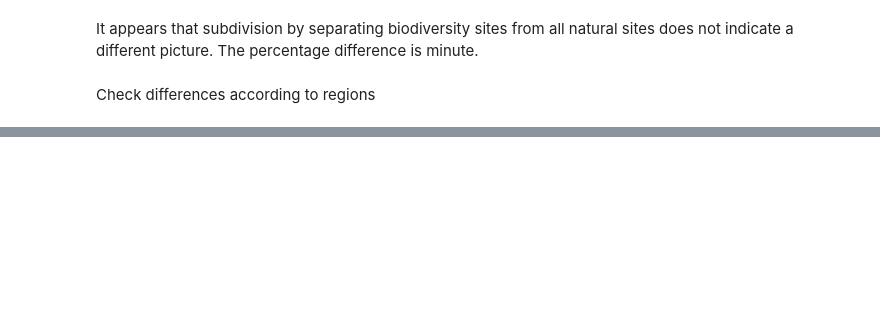
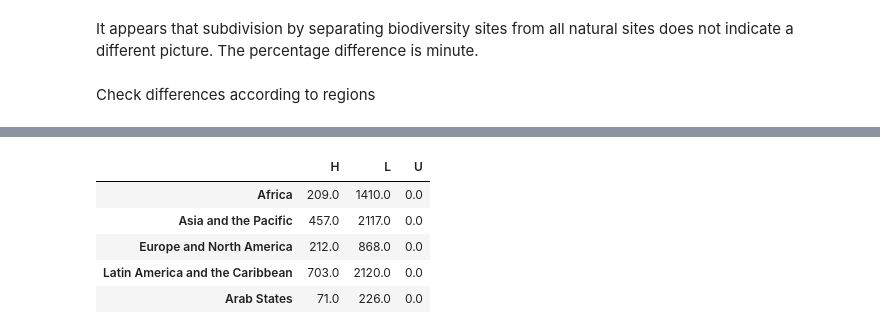
Before and after one commit to Yichuans/climate-vulnerable-wh, a Jupyter notebook: workspace.ipynb, the cells around one changed output, grey strips where cells are left out. Cells and saved outputs as stored; diff of their text form; code cells hidden in the pictures; blank space fills up the shorter version.

```diff
--- a/workspace.ipynb
+++ b/workspace.ipynb
@@ -1056,0 +1154,9 @@ df_final[0][['per_H' + each for each in ['', '_africa', '_asia', '_euna', '_lac'
+# %%
+a
+# %% [output]
+|  | H | L | U |
+| Africa | 209.0 | 1410.0 | 0.0 |
+| Asia and the Pacific | 457.0 | 2117.0 | 0.0 |
+| Europe and North America | 212.0 | 868.0 | 0.0 |
+| Latin America and the Caribbean | 703.0 | 2120.0 | 0.0 |
+| Arab States | 71.0 | 226.0 | 0.0 |
```
Also changed, not shown: parts of 13 cells of this notebook.
